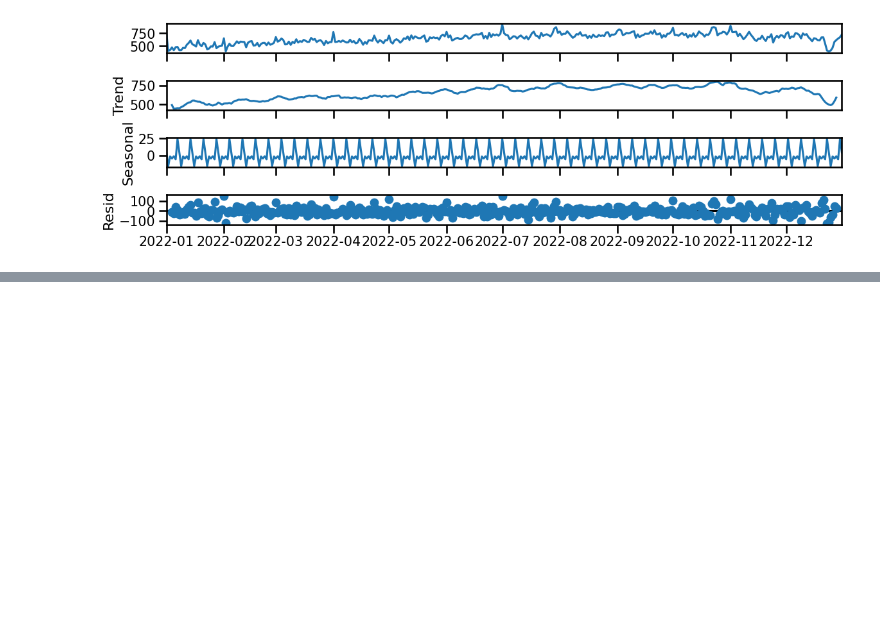
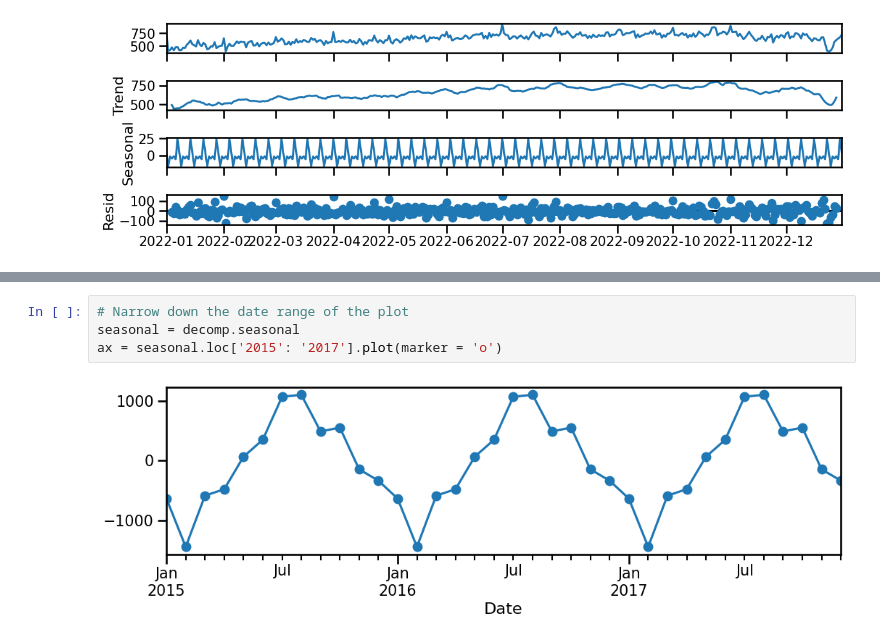
Before and after one commit to basharbayatna/TimeSeries_Anaysis_CrimeData, a Jupyter notebook: Time_Series_analysis_Crime_Data.ipynb, the cells around one changed output, grey strips where cells are left out. Drawn from its saved outputs; the diff is of its cells as text; blank space fills up the shorter version.

```diff
--- a/Time_Series_analysis_Crime_Data.ipynb
+++ b/Time_Series_analysis_Crime_Data.ipynb
@@ -657,0 +931,6 @@ plt.show()
+# %%
+# Narrow down the date range of the plot
+seasonal = decomp.seasonal
+ax = seasonal.loc['2015': '2017'].plot(marker = 'o')
+# %% [output]
+[figure, added]
```
Also changed, not shown: parts of 73 cells of this notebook.
